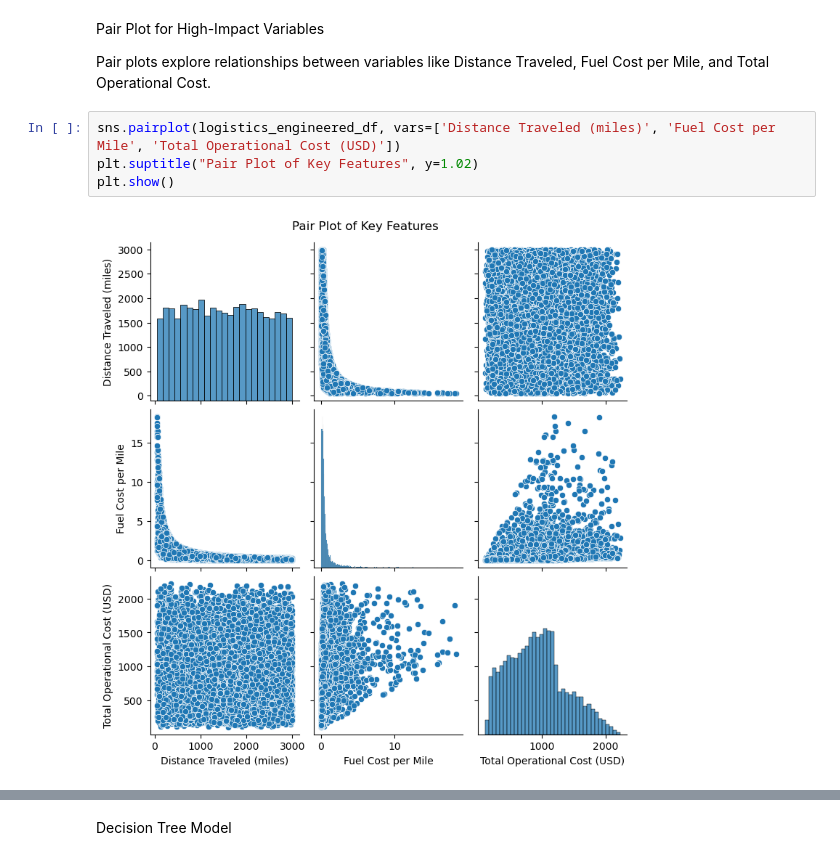
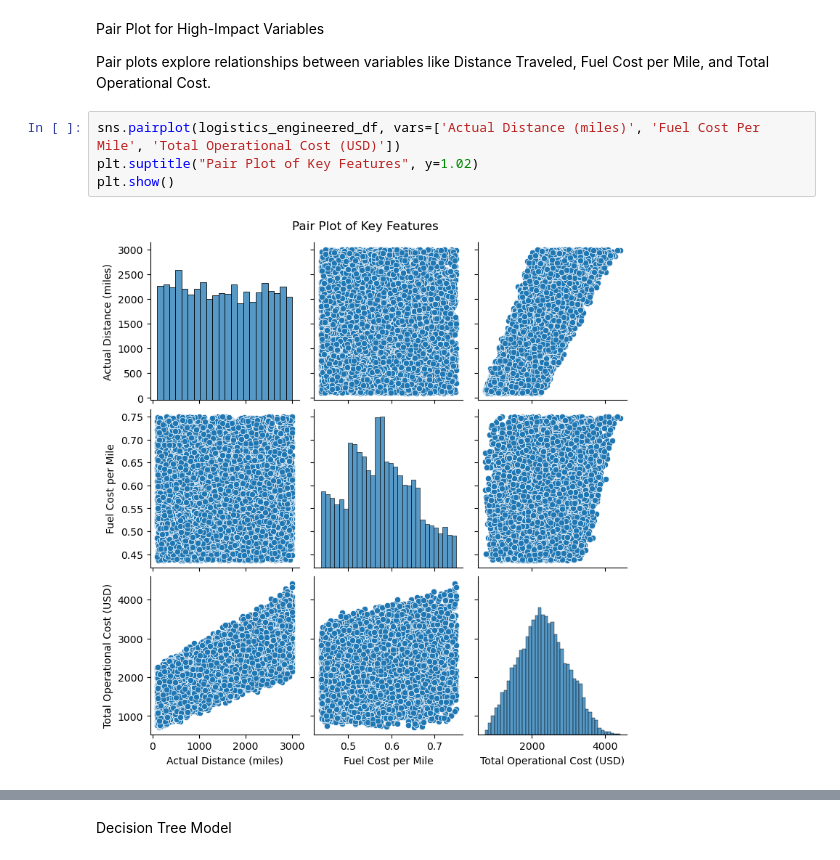
Before and after one commit to pcpetty/logistics-optimization-project, a Jupyter notebook: notebooks/03_modeling.ipynb, the cells around one changed output, grey strips where cells are left out. Saved outputs shown, nothing was run; the diff lists cells and outputs as text.

```diff
--- a/notebooks/03_modeling.ipynb
+++ b/notebooks/03_modeling.ipynb
@@ -142,11 +145,11 @@ Pair Plot for High-Impact Variables
 
 Pair plots explore relationships between variables like Distance Traveled, Fuel Cost per Mile, and Total Operational Cost.
 # %%
-sns.pairplot(logistics_engineered_df, vars=['Distance Traveled (miles)', 'Fuel Cost per Mile', 'Total Operational Cost (USD)'])
+sns.pairplot(logistics_engineered_df, vars=['Actual Distance (miles)', 'Fuel Cost Per Mile', 'Total Operational Cost (USD)'])
 plt.suptitle("Pair Plot of Key Features", y=1.02)
 plt.show()
 # %% [output]
-[figure, old version]
+[figure, new version]
 # %%
 from imblearn.over_sampling import SMOTE
 from sklearn.ensemble import RandomForestClassifier
```
Also changed, not shown: parts of 9 cells of this notebook, 15 other files.
